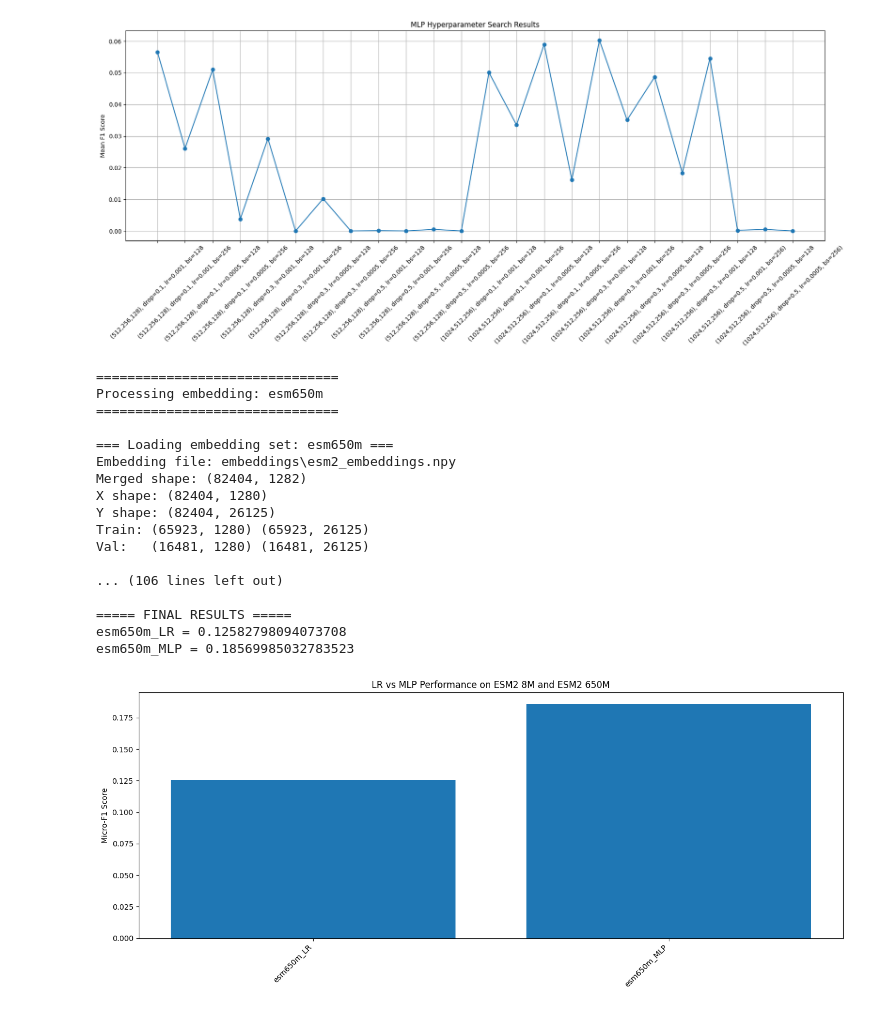
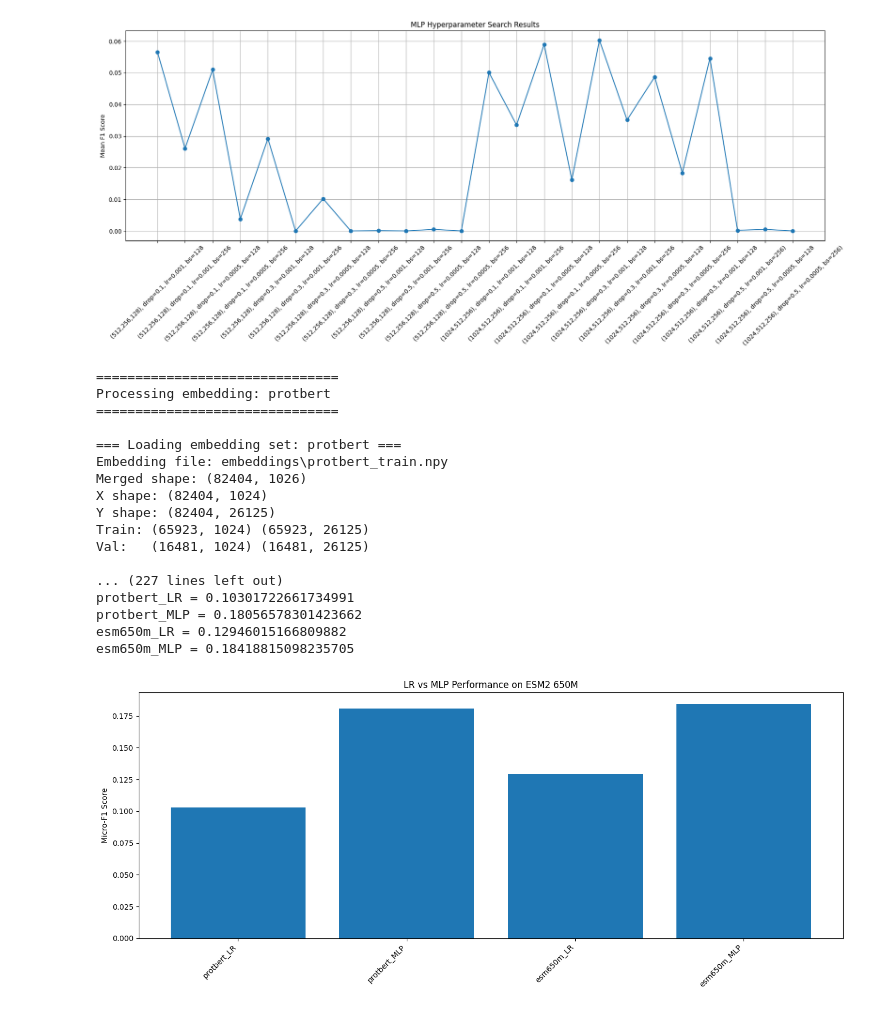
Before and after one commit to cerealhugger/cafa6-protein-function-analysis, a Jupyter notebook: CV.ipynb, the cells around one changed output. Saved outputs shown, nothing was run; the diff lists cells and outputs as text; code cells hidden in the pictures.

Commit message:
train with 50 epochs for protBERT and esm2 650m

```diff
--- a/CV.ipynb
+++ b/CV.ipynb
@@ -651,13 +651,13 @@ plt.show()
 [figure]
 # %%
 ############################################################
-# RUN LR + MLP on ESM2 8M and ESM2 650M
+# RUN LR + MLP on ESM2 650M
 ############################################################
 
 results = {}  # { model_name → f1_score }
 
 for cfg in embedding_configs:
-    if cfg["name"] not in [ "esm650m"]:
+    if cfg["name"] not in [ "protbert","esm650m"]:
         continue  # skip protbert
 
     print("\n\n===============================")
@@ -723,44 +723,44 @@ for cfg in embedding_configs:
     print(f"Final F1 (MLP on {cfg['name']}):", f1_mlp)
     results[f"{cfg['name']}_MLP"] = f1_mlp
 
 
 ############################################################
 # Save and Display Results
 ############################################################
 print("\n\n===== FINAL RESULTS =====")
 for k, v in results.items():
     print(k, "=", v)
 
 
 # ------------------------------
 # Plot comparison
 # ------------------------------
 labels = list(results.keys())
 values = list(results.values())
 
 plt.figure(figsize=(14, 6))
 plt.bar(labels, values)
 plt.xticks(rotation=45, ha='right')
 plt.ylabel("Micro-F1 Score")
-plt.title("LR vs MLP Performance on ESM2 8M and ESM2 650M")
+plt.title("LR vs MLP Performance on ESM2 650M")
 plt.tight_layout()
 plt.show()
 # %% [output]
 ===============================
-Processing embedding: esm650m
+Processing embedding: protbert
 ===============================
 
-=== Loading embedding set: esm650m ===
-Embedding file: embeddings\esm2_embeddings.npy
-Merged shape: (82404, 1282)
-X shape: (82404, 1280)
+=== Loading embedding set: protbert ===
+Embedding file: embeddings\protbert_train.npy
+Merged shape: (82404, 1026)
+X shape: (82404, 1024)
 Y shape: (82404, 26125)
-Train: (65923, 1280) (65923, 26125)
-Val:   (16481, 1280) (16481, 26125)
+Train: (65923, 1024) (65923, 26125)
+Val:   (16481, 1024) (16481, 26125)
 
-... (106 lines left out)
-
-===== FINAL RESULTS =====
-esm650m_LR = 0.12582798094073708
-esm650m_MLP = 0.18569985032783523
+... (227 lines left out)
+protbert_LR = 0.10301722661734991
+protbert_MLP = 0.18056578301423662
+esm650m_LR = 0.12946015166809882
+esm650m_MLP = 0.18418815098235705
-[figure, old version]
+[figure, new version]
```
